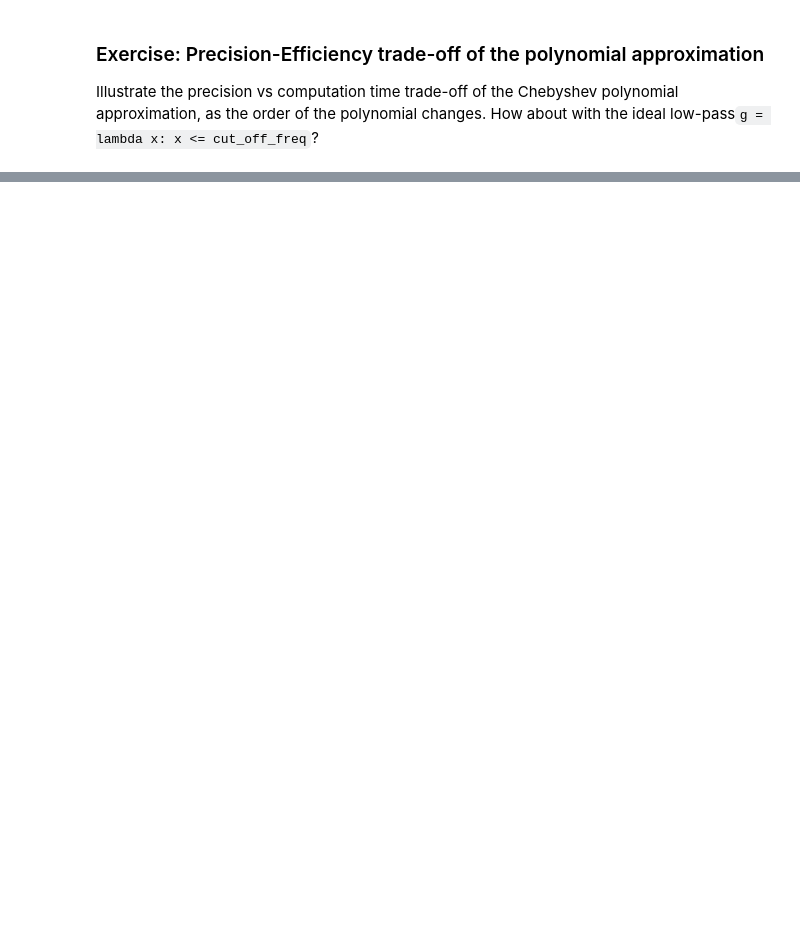
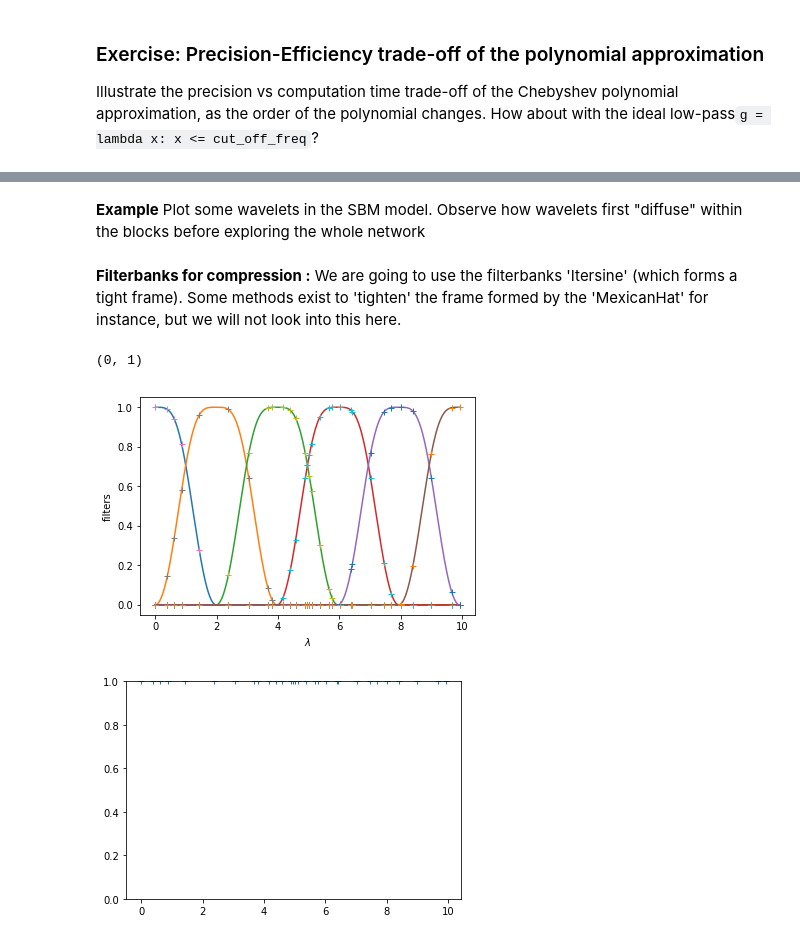
Before and after one commit to mdeff/pygsp_tutorial_graphsip, a Jupyter notebook: notebooks/05_filters.ipynb, the cells around one changed output, grey strips where cells are left out. Drawn from its saved outputs; the diff is of its cells as text; code cells hidden in the pictures; blank space fills up the shorter version.

```diff
--- a/notebooks/05_filters.ipynb
+++ b/notebooks/05_filters.ipynb
@@ -169,0 +243,21 @@ where $y$ is the observed signal, $\alpha$ is an hyper-parameter which controls
+# %% [markdown]
+**Example** Plot some wavelets in the SBM model. Observe how wavelets first "diffuse" within the blocks before exploring the whole network
+# %% [markdown]
+**Filterbanks for compression :**
+We are going to use the filterbanks 'Itersine' (which forms a tight frame). Some methods exist to 'tighten' the frame formed by the 'MexicanHat' for instance, but we will not look into this here.
+# %%
+m=5
+g = filters.Itersine(G, Nf = m + 1)
+eval_x = np.arange(0, G.lmax, G.lmax/1000)
+y = g.evaluate(eval_x)
+plt.plot(eval_x, y.T)
+plt.plot(G.e, g.evaluate(G.e).T, '+')
+plt.xlabel('$\lambda$')
+plt.ylabel('filters')
+plt.figure()
+plt.plot(G.e, np.sum(np.power(g.evaluate(G.e).T,2),1), '+')
+plt.ylim([0, 1])
+# %% [output]
+(0, 1)
+[figure, added]
+[figure, added]
```
Also changed, not shown: parts of 30 cells of this notebook.
